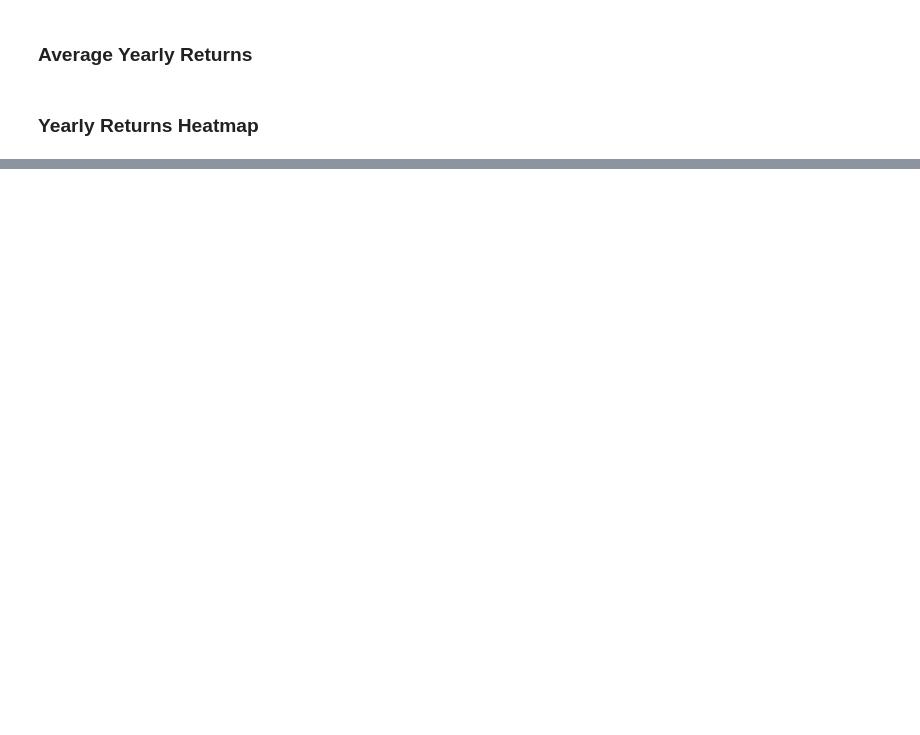
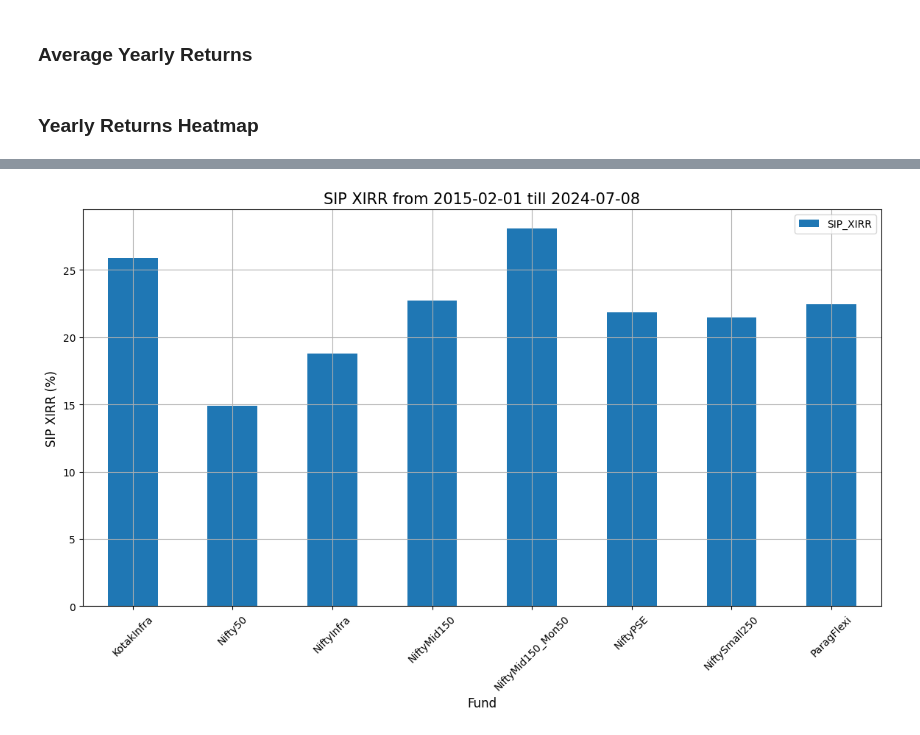
Before and after one commit to vibhorag101/MarketAnalysis, a Jupyter notebook: ReturnAnalysis.ipynb, the cells around one changed output, grey strips where cells are left out. Cells and saved outputs as stored; diff of their text form; code cells hidden in the pictures; blank space fills up the shorter version.

```diff
--- a/ReturnAnalysis.ipynb
+++ b/ReturnAnalysis.ipynb
@@ -40,4 +42,4 @@ for file_path in file_paths:
     index_name = file_path.split('/')[-1].split('.')[0].split('\\')[1]  # Extract index name from file name
     yearly_returns = calculate_yearly_returns(file_path)
     returns_data[index_name] = yearly_returns.set_index('Year')['Yearly Return']
-returns_df = pd.DataFrame(returns_data)
+yearly_returns_df = pd.DataFrame(returns_data)
@@ -66,5 +57,5 @@ plt.show()
 # %% [markdown]
 ### Yearly Returns Heatmap
 # %%
-ranked_returns = returns_df.rank(axis=1, ascending=False)
+ranked_returns = yearly_returns_df.rank(axis=1, ascending=False)
 ranked_returns = ranked_returns.T
@@ -194,7 +130,7 @@ def xnpv(rate,cashflows):
 def xirr(cashflows,guess=0.1):
     return optimize.newton(lambda r: xnpv(r,cashflows),guess)
 
-def calculate_sip_xirr(file_path, start_date=None, end_date=None):
+def calculate_sip_xirr(file_path):
     # Load the CSV file
     data = pd.read_csv(file_path)
 
@@ -205,10 +141,8 @@ def calculate_sip_xirr(file_path, start_date=None, end_date=None):
         data['Date'] = pd.to_datetime(data['Date'], format='%d-%b-%y')
 
     # Filter data based on start and end dates if provided
-    if start_date:
-        data = data[data['Date'] >= pd.to_datetime(start_date)]
-    if end_date:
-        data = data[data['Date'] <= pd.to_datetime(end_date)]
+    data = data[data['Date'] >= pd.to_datetime(start_date)]
+    data = data[data['Date'] <= pd.to_datetime(end_date)]
 
     # Group by year and month and take the last available data point for each month
     data = data.groupby([data['Date'].dt.year, data['Date'].dt.month]).tail(1)
@@ -325,0 +218,72 @@ Nifty50                      106.654802
+# %%
+### Yearly Returns Barchart
+yearly_returns_df.plot.bar(figsize=(14, 7))
+plt.xlabel('Year', fontsize=12)
+plt.ylabel('Yearly Return (%)', fontsize=12)
+plt.title('Yearly Returns', fontsize=15)
+plt.xticks(rotation=45)
+plt.yticks(range(-80, 100, 5))
+plt.grid(True)
+plt.show()
+
+# Yearly Returns Heatmap
+plt.figure(figsize=(12, 8))
+sns.heatmap(ranked_returns, annot=True, cmap='viridis', cbar_kws={'label': 'Rank'})
+plt.title('Year-wise Rankings of Nifty Sector Indices Returns')
+plt.xlabel('Year')
+plt.ylabel('Index')
+plt.show()
+
+### CAGR Barchart
+cagr_df.plot.bar(figsize=(14, 7))
+plt.xlabel('Fund', fontsize=12)
+plt.ylabel('CAGR(%)', fontsize=12)
+plt.title(f'CAGR from {start_date} till {end_date}', fontsize=15)
+plt.xticks(rotation=45)
+plt.yticks(range(-10, 100, 5))
+plt.grid(True)
+plt.show()
+print("CAGR Lumpsum Returns")
+print("\n")
+print(cagr_df.sort_values('CAGR', ascending=False))
+
+
+### Lumpsum Absolute Returns Barchart
+absolute_df.plot.bar(figsize=(14, 7))
+plt.xlabel('Fund', fontsize=12)
+plt.ylabel('Absolute Returns(%)', fontsize=12)
+plt.title(f'Absolute Returns from {start_date} till {end_date}', fontsize=15)
+plt.xticks(rotation=45)
+plt.grid(True)
+plt.show()
+print("Absolute Lumpsum Returns")
+print("\n")
+print(absolute_df.sort_values('Absolute_Returns', ascending=False))
+
+### SIP XIRR Barchart
+sip_XIRR.plot.bar(figsize=(14, 7))
+plt.xlabel('Fund', fontsize=12)
+plt.ylabel('SIP XIRR (%)', fontsize=12)
+plt.title(f'SIP XIRR from {start_date} till {end_date}', fontsize=15)
+plt.xticks(rotation=45)
+# plt.yticks(range(-50, 800, 50))
+plt.grid(True)
+plt.show()
+print("SIP XIRR")
+print("\n")
+print(sip_XIRR.sort_values('SIP_XIRR', ascending=False))
+
+
+### SIP Absolute Returns Barchart
+sip_absolute_df.plot.bar(figsize=(14, 7))
+plt.xlabel('Fund', fontsize=12)
+plt.ylabel('SIP Absolute Returns(%)', fontsize=12)
+plt.title(f'SIP Absolute Returns from {start_date} till {end_date}', fontsize=15)
+plt.xticks(rotation=45)
+# plt.yticks(range(-50, 800, 50))
+plt.grid(True)
+plt.show()
+print("SIP Absolute Returns")
+print("\n")
+print(sip_absolute_df.sort_values('SIP_Absolute_Returns', ascending=False))
+# %% [output]
@@ -325,0 +320 @@ Nifty50                      106.654802
+[figure, added]
```
Also changed, not shown: parts of 14 cells of this notebook.
